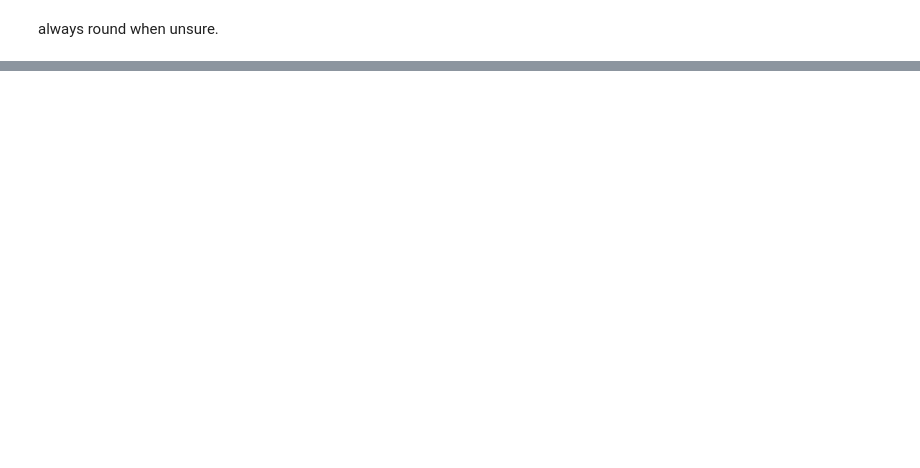
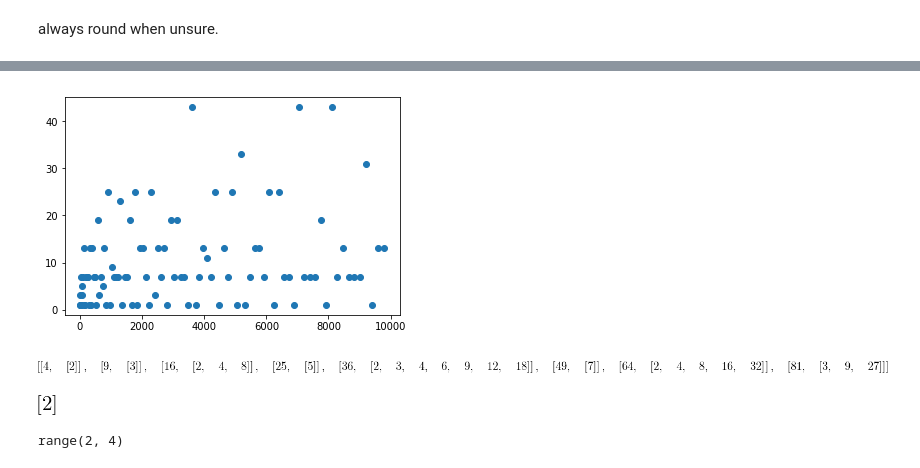
Before and after one commit to rjacuna/Numbers, a Jupyter notebook: hw5/5.ipynb, the cells around one changed output, grey strips where cells are left out. Drawn from its saved outputs; the diff is of its cells as text; code cells hidden in the pictures; blank space fills up the shorter version.

```diff
--- a/hw5/5.ipynb
+++ b/hw5/5.ipynb
@@ -229,0 +157,6 @@ always round when unsure.
+# %%
+Y1 = [[x, len(divisors(x))] for x in range(1,10000) if not(len(divisors(x))%2 == 0)]
+# %%
+splot(Y1)
+# %% [output]
+[figure, added]
@@ -229,0 +165,12 @@ always round when unsure.
+# %%
+Y1
+# %% [output]
+[figure, added]
+# %%
+[y for y in range(2, round(N(sqrt(10)))+1) if 10%y == 0 ]
+# %% [output]
+[figure, added]
+# %%
+range(2, round(N(sqrt(10)))+1)
+# %% [output]
+range(2, 4)
```
Also changed, not shown: parts of 35 cells of this notebook, 3 other files.
